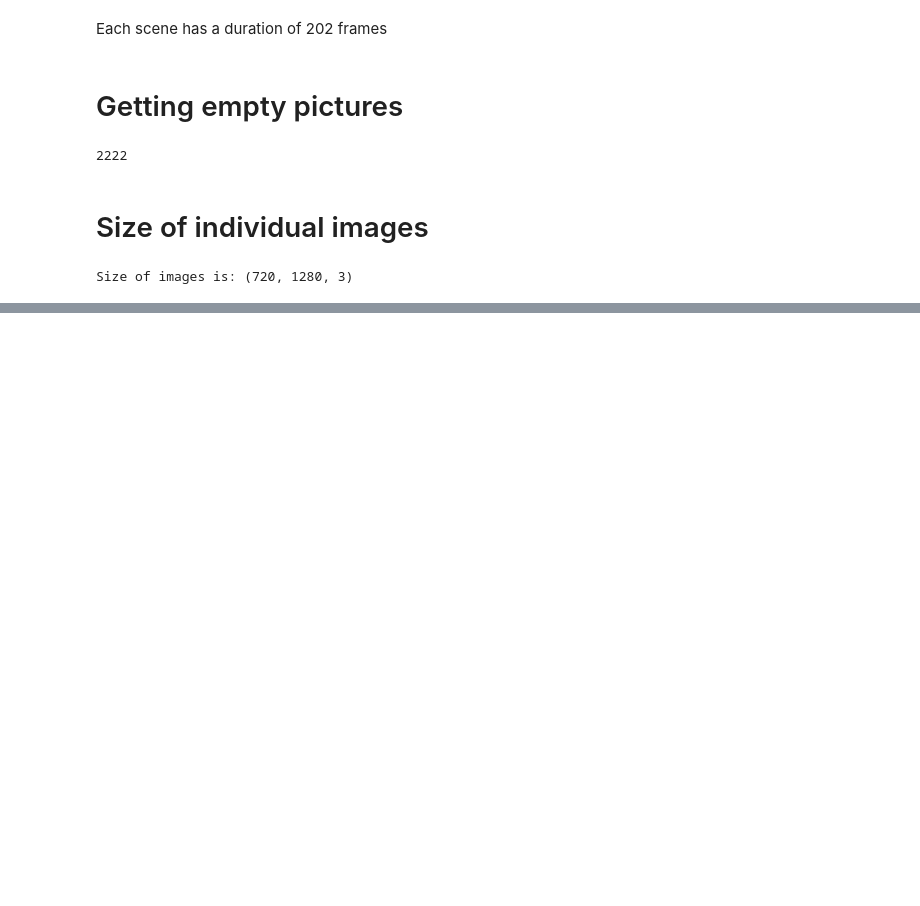
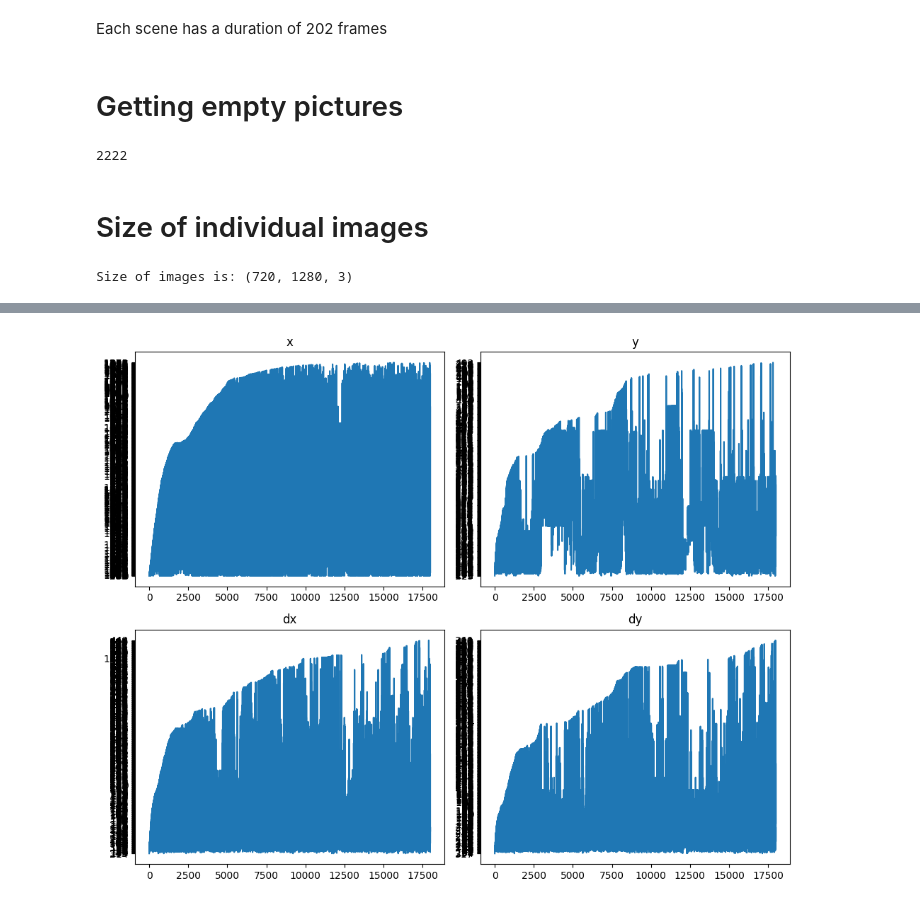
Before and after one commit to adrienloizeau/HOG-Car-Dectector, a Jupyter notebook: data_eda.ipynb, the cells around one changed output, grey strips where cells are left out. Saved outputs shown, nothing was run; the diff lists cells and outputs as text; code cells hidden in the pictures; blank space fills up the shorter version.

```diff
--- a/data_eda.ipynb
+++ b/data_eda.ipynb
@@ -121,0 +124,20 @@ Size of images is: (720, 1280, 3)
+# %%
+x_arr = []
+dx_arr = []
+y_arr = []
+dy_arr = []
+
+for row in df_ground_truth["bounding_boxes"]:
+        try:
+                row = row.split(" ")
+                boxes = np.array_split(row, len(row) / 4)
+                for x,y, dx, dy in boxes:
+                        x_arr.append(x)
+                        dx_arr.append(dx)
+                        y_arr.append(y)
+                        dy_arr.append(dy)
+        except:
+                pass
+
+df_gt_data_info = pd.DataFrame(data=  {"x": x_arr,"y": y_arr, "dx": dx_arr,"dy": dy_arr})
+df_gt_data_info.head()
@@ -121,0 +169,10 @@ Size of images is: (720, 1280, 3)
+# %%
+fig, axs = plt.subplots(nrows=2, ncols=2, figsize=(10, 8))
+axs = axs.flatten()
+for i, col in enumerate(df_gt_data_info.columns):
+    axs[i].plot(df_gt_data_info[col])
+    axs[i].set_title(col)
+plt.tight_layout()
+plt.show()
+# %% [output]
+[figure, added]
```
Also changed, not shown: parts of 5 cells of this notebook, 16 other files.
